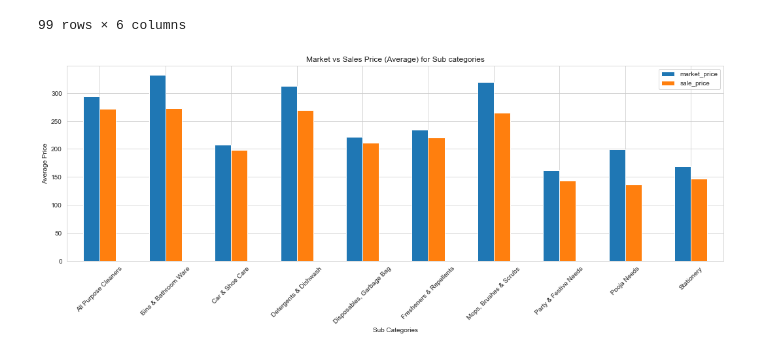
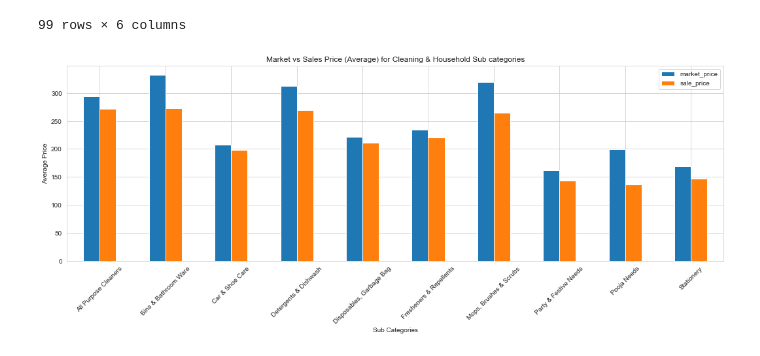
Before and after one commit to saquibmohiuddin/BigBasketData, a Jupyter notebook: bigbasket.ipynb, the cells around one changed output. Cells and saved outputs as stored; diff of their text form; code cells hidden in the pictures.

```diff
--- a/bigbasket.ipynb
+++ b/bigbasket.ipynb
@@ -254,9 +254,9 @@ gdp_pivot
 # %%
 gdp_pivot.loc["Cleaning & Household", "mean"].plot(kind = "bar")
 plt.xticks(rotation = 45)
-plt.title("Market vs Sales Price (Average) for Sub categories")
+plt.title("Market vs Sales Price (Average) for Cleaning & Household Sub categories")
 plt.xlabel("Sub Categories")
 plt.ylabel("Average Price")
 plt.show()
 # %% [output]
-[figure, old version]
+[figure, new version]
```
Also changed, not shown: parts of 7 cells of this notebook.
